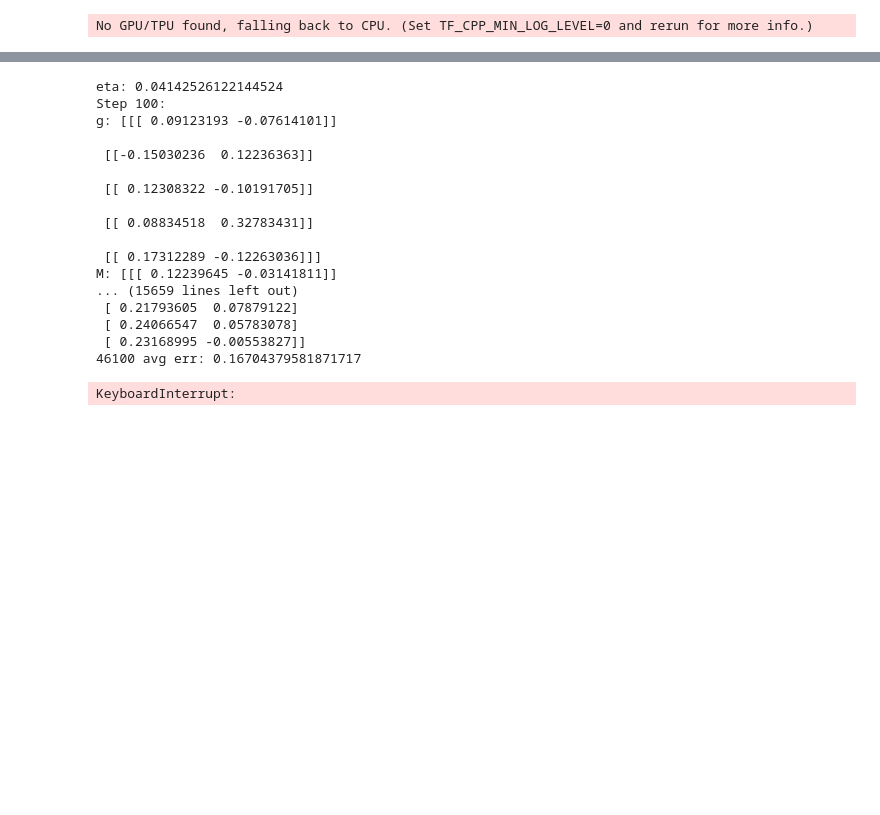
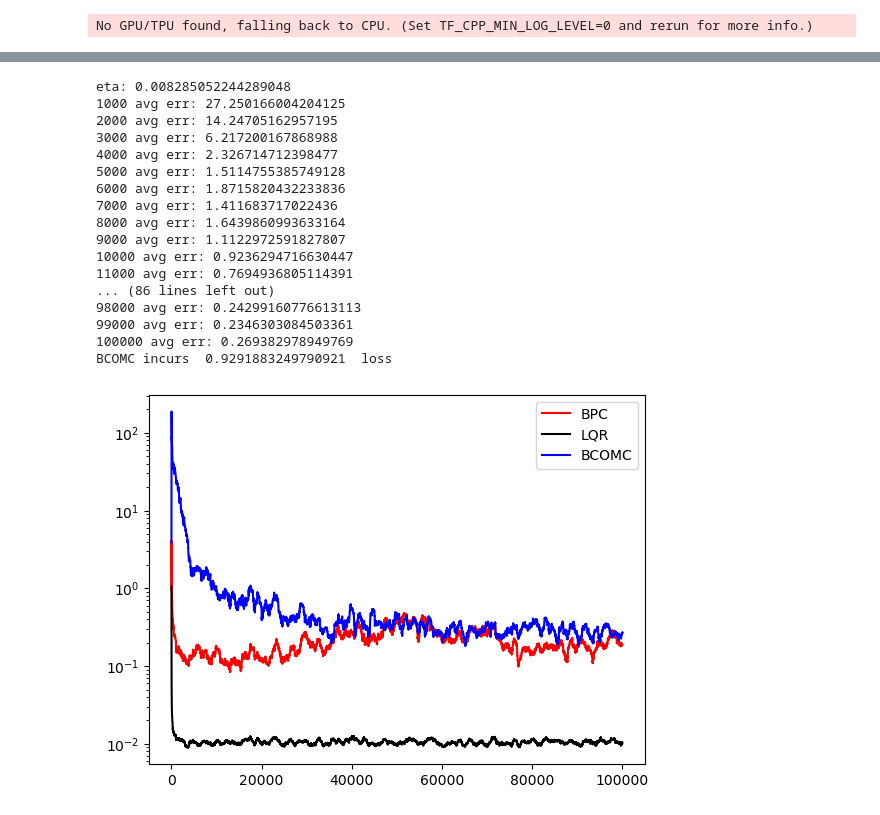
Before and after one commit to stephen-harmon-newman/deluca, a Jupyter notebook: examples/agents/bcomc.ipynb, the cells around one changed output, grey strips where cells are left out. Drawn from its saved outputs; the diff is of its cells as text; code cells hidden in the pictures; blank space fills up the shorter version.

```diff
--- a/examples/agents/bcomc.ipynb
+++ b/examples/agents/bcomc.ipynb
@@ -14,6 +14,7 @@ import matplotlib.pyplot as plt
 # %% [output]
 No GPU/TPU found, falling back to CPU. (Set TF_CPP_MIN_LOG_LEVEL=0 and rerun for more info.)
 # %%
+PRINT_RATE = 1000
 def get_err(T, lds, controller, noise, random_key=jax.random.PRNGKey(42)):
     lds.reset()
     avg_err = 0
@@ -43,14 +44,14 @@ def get_err(T, lds, controller, noise, random_key=jax.random.PRNGKey(42)):
             raise ValueError("Noise type unrecognized!")
         err = (jnp.linalg.norm(lds.state)**2+jnp.linalg.norm(action)**2)
         last_avg_err += err
-        if (i+1) % 1000 == 0:
-            print(str(i+1) + " avg err:", last_avg_err/100)
+        if (i+1) % PRINT_RATE == 0:
+            print(str(i+1) + " avg err:", last_avg_err/PRINT_RATE)
             last_avg_err = 0
         avg_err += err/T
         err_list += [err]
-    return avg_err, np.array(mavg_err)
+    return avg_err, np.array(err_list)
 # %%
-T = 30000
+T = 100000
 
 system = "DI" # one of "DI", "LargeSparse"
 noise = "Gaussian" # one of "Gaussian", "GaussianWalk", "SinusoidalMult", "None"
@@ -58,7 +59,6 @@ noise = "Gaussian" # one of "Gaussian", "GaussianWalk", "SinusoidalMult", "None"
 if system == "DI":
     A = jnp.array([[.9, .9], [-0.01, .9]])
     B = jnp.array([[0], [1]])
-    print(j)
 elif system == "LargeSparse":
     A = jnp.array([[.3, 0, 0, .4, .1], [0, .5, .5, .5, 0], [.05, .05, .05, .05, 0], [.3, 0, 0, 0, 0], [4, 0, 0, 0, .1]])
     B = jnp.array([[2, 0, 0], [0, .3, .1], [0, .1, .3], [0, 0, 0], [0, 0, 0]])
@@ -106,27 +123,44 @@ bcomc = BCOMC(
     R = 3,
     beta = 5.0,
     sigma = 0.2,
-    eta_mul = 1e5,
+    eta_mul = 2e4,
     grad_mul = 1e-4, # Typically wants to decrease as eta_mul increases to offset its effect
 )
 bcomc_avg_err, bcomc_errs = get_err(T, LDS(state_size=B.shape[0], action_size=B.shape[1], A=A, B=B), bcomc, noise)
 print("BCOMC incurs ", bcomc_avg_err, " loss")
 # %% [output]
-eta: 0.04142526122144524
-Step 100:
-g: [[[ 0.09123193 -0.07614101]]
-
- [[-0.15030236  0.12236363]]
-
- [[ 0.12308322 -0.10191705]]
-
- [[ 0.08834518  0.32783431]]
-
- [[ 0.17312289 -0.12263036]]]
-M: [[[ 0.12239645 -0.03141811]]
-... (15659 lines left out)
- [ 0.21793605  0.07879122]
- [ 0.24066547  0.05783078]
- [ 0.23168995 -0.00553827]]
-46100 avg err: 0.16704379581871717
+eta: 0.008285052244289048
+1000 avg err: 27.250166004204125
+2000 avg err: 14.24705162957195
+3000 avg err: 6.217200167868988
+4000 avg err: 2.326714712398477
+5000 avg err: 1.5114755385749128
+6000 avg err: 1.8715820432233836
+7000 avg err: 1.411683717022436
+8000 avg err: 1.6439860993633164
+9000 avg err: 1.1122972591827807
+10000 avg err: 0.9236294716630447
+11000 avg err: 0.7694936805114391
+... (86 lines left out)
+98000 avg err: 0.24299160776613113
+99000 avg err: 0.2346303084503361
+100000 avg err: 0.269382978949769
+BCOMC incurs  0.9291883249790921  loss
-KeyboardInterrupt:
+# %%
+def mavg(data, period=1000):
+    recent_sum = np.cumsum(data)
+    recent_sum[period:] -= recent_sum[:-period]
+    norm = np.cumsum(np.ones(data.shape))
+    norm[period:] -= norm[:-period]
+    return recent_sum / norm
+
+import matplotlib.pyplot as plt
+colors = {"BPC": "red", "LQR": "black", "BCOMC": "blue"}
+plt.plot(mavg(bpc_errs), label="BPC", color=colors["BPC"])
+plt.plot(mavg(lqr_errs), label="LQR", color=colors["LQR"])
+plt.plot(mavg(bcomc_errs), label="BCOMC", color=colors["BCOMC"])
+plt.legend()
+plt.yscale('log')
+plt.show()
+# %% [output]
+[figure, added]
```
Also changed, not shown: parts of 3 cells of this notebook.
